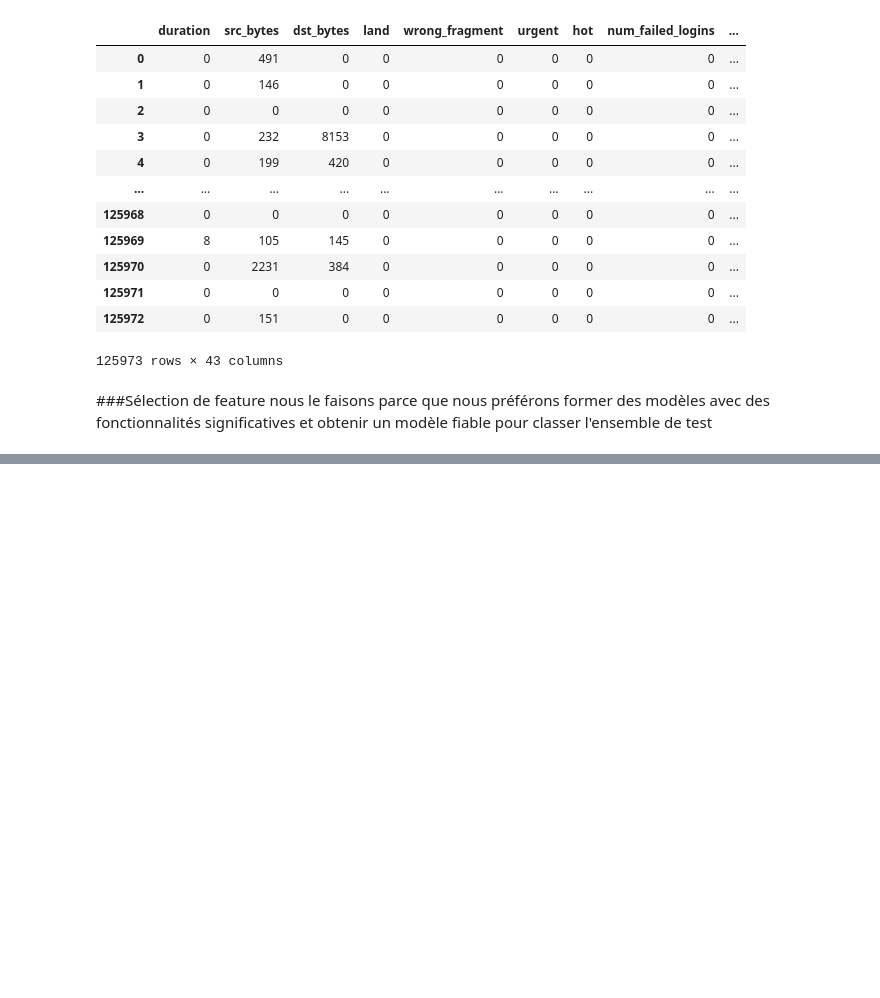
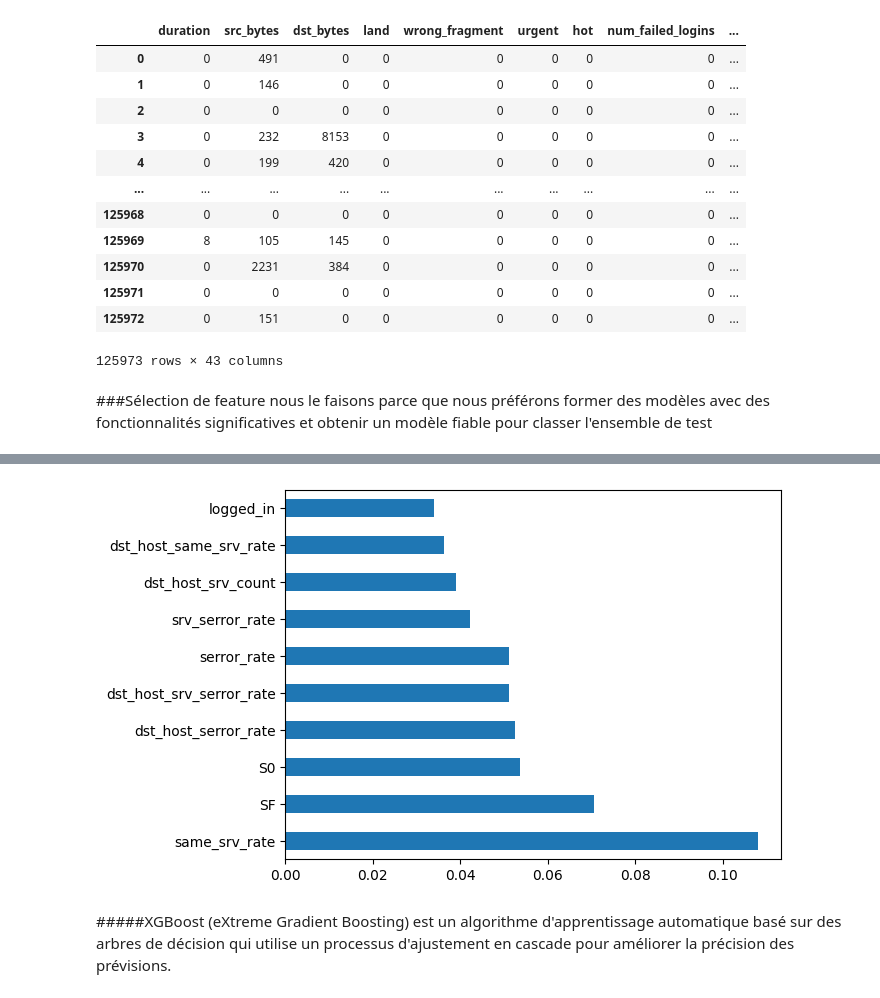
Before and after one commit to oubaidasonde/network-intrusion-detection-byTensorflow-, a Jupyter notebook: notebook/Intrusion.ipynb, the cells around one changed output, grey strips where cells are left out. Drawn from its saved outputs; the diff is of its cells as text; code cells hidden in the pictures; blank space fills up the shorter version.

```diff
--- a/notebook/Intrusion.ipynb
+++ b/notebook/Intrusion.ipynb
@@ -633,0 +665,7 @@ nous le faisons parce que nous préférons former des modèles avec des fonction
+# %%
+#dataset_multi inclut des fonctionnalités de trou (avec des fonctionnalités non numériques codées telles que des services, un protocole et flag) avec des étiquettes multi-classes
+dataset_multi = multi_data_train.copy()
+y_train_multi= dataset_multi.loc[:, 'Dos':]
+X_train_multi= dataset_multi.loc[:, :'SH']
+
+print('X_train dimension:',X_train_multi.shape,'\ny_train dimension:',y_train_multi.shape)
@@ -633,0 +819,5 @@ nous le faisons parce que nous préférons former des modèles avec des fonction
+# %%
+from sklearn.ensemble import ExtraTreesClassifier
+import matplotlib.pyplot as plt
+model = ExtraTreesClassifier()
+model.fit(X_train_multi,y_train_multi)
@@ -633,0 +846,10 @@ nous le faisons parce que nous préférons former des modèles avec des fonction
+# %%
+#tracer un graphique des importances des caractéristiques pour une meilleure visualisation
+feat_importances = pd.Series(model.feature_importances_, index=X_train_multi.columns)
+feat_importances.nlargest(10).plot(kind='barh')
+plt.show()
+# %% [output]
+[figure, added]
+# %% [markdown]
+
+#####XGBoost (eXtreme Gradient Boosting) est un algorithme d'apprentissage automatique basé sur des arbres de décision qui utilise un processus d'ajustement en cascade pour améliorer la précision des prévisions.
```
Also changed, not shown: parts of 95 cells of this notebook, 8 other files.
